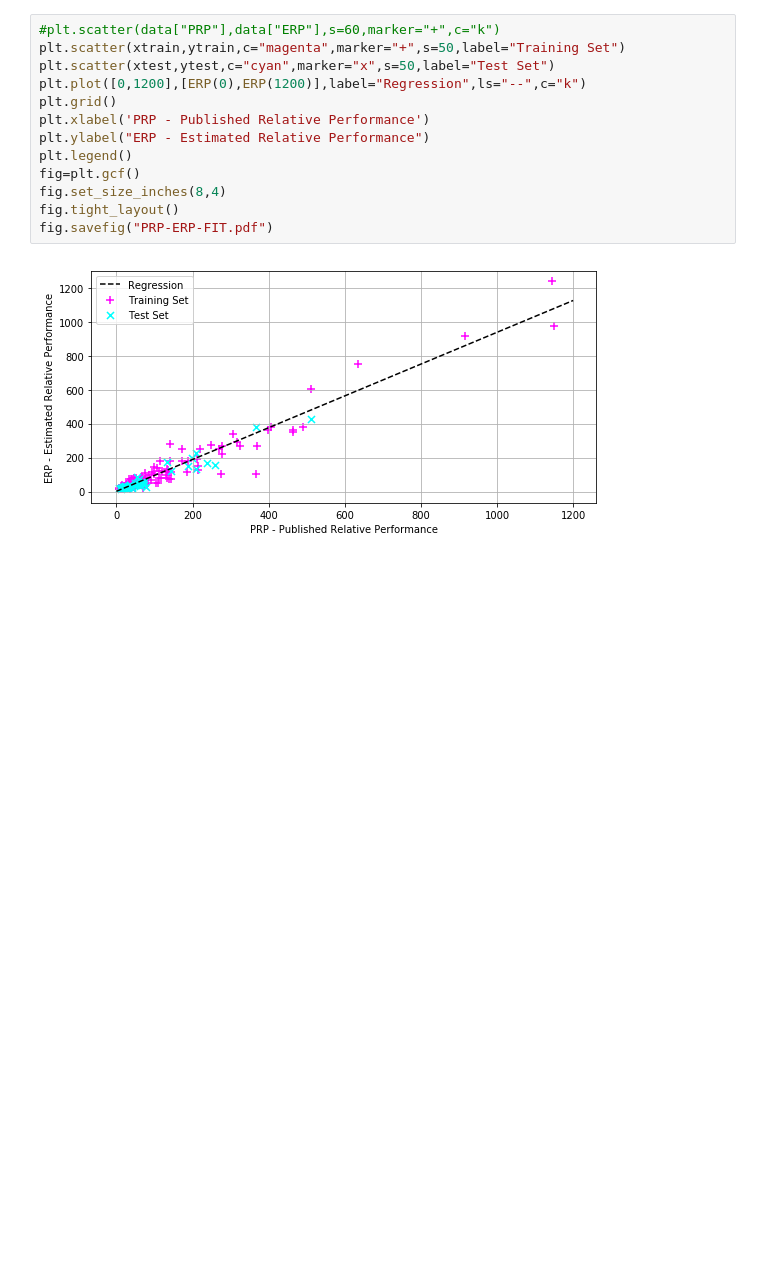
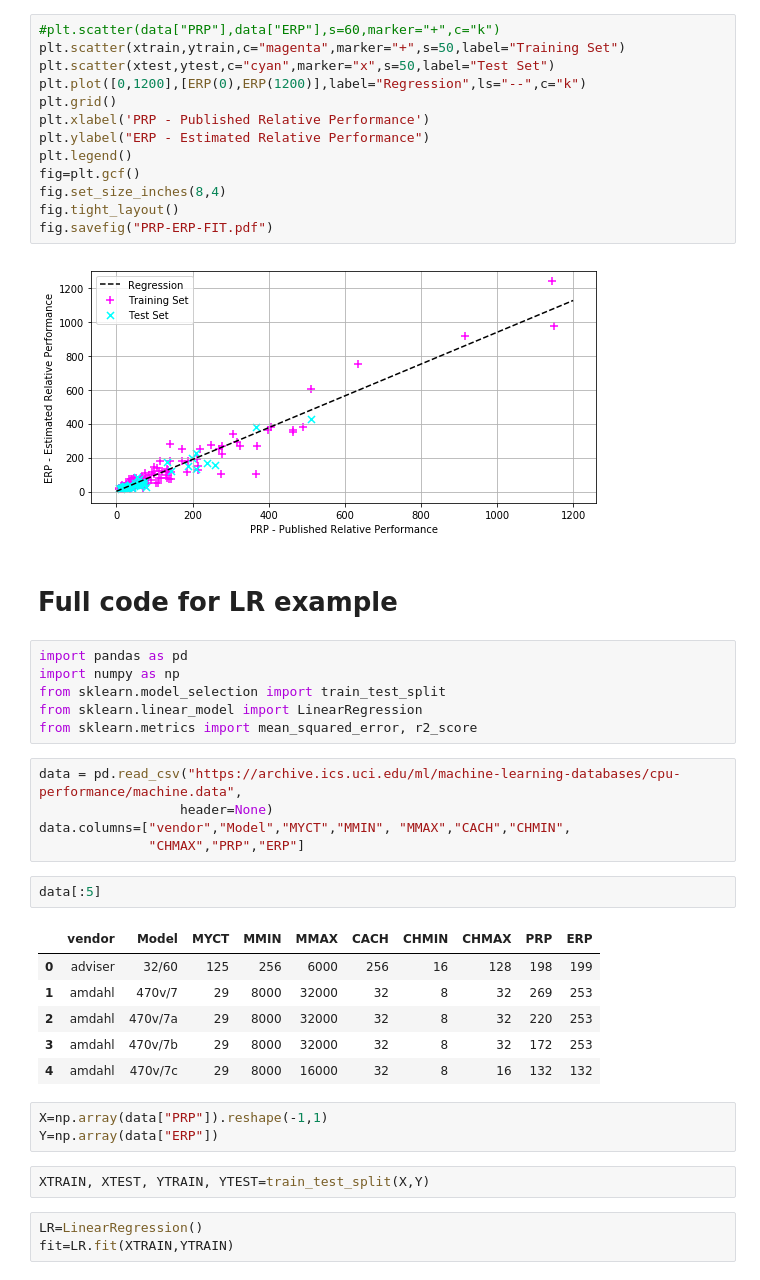
Before and after one commit to biomathman/machine-learning-in-python-book, a Jupyter notebook: notebooks/chapter-1-least-squares.ipynb, the cells around one changed output. Cells and saved outputs as stored; diff of their text form; blank space fills up the shorter version.

```diff
--- a/notebooks/chapter-1-least-squares.ipynb
+++ b/notebooks/chapter-1-least-squares.ipynb
@@ -339,3 +362,33 @@ fig.tight_layout()
 fig.savefig("PRP-ERP-FIT.pdf")
 # %% [output]
 [figure]
+# %% [markdown]
+# Full code for LR example
+# %%
+import pandas as pd
+import numpy as np
+from sklearn.model_selection import train_test_split
+from sklearn.linear_model import LinearRegression
+from sklearn.metrics import mean_squared_error, r2_score
+# %%
+data = pd.read_csv("https://archive.ics.uci.edu/ml/machine-learning-databases/cpu-performance/machine.data",
+                  header=None)
+data.columns=["vendor","Model","MYCT","MMIN", "MMAX","CACH","CHMIN",
+              "CHMAX","PRP","ERP"]
+# %%
+data[:5]
+# %% [output]
+|  | vendor | Model | MYCT | MMIN | MMAX | CACH | CHMIN | CHMAX | PRP | ERP |
+| 0 | adviser | 32/60 | 125 | 256 | 6000 | 256 | 16 | 128 | 198 | 199 |
+| 1 | amdahl | 470v/7 | 29 | 8000 | 32000 | 32 | 8 | 32 | 269 | 253 |
+| 2 | amdahl | 470v/7a | 29 | 8000 | 32000 | 32 | 8 | 32 | 220 | 253 |
+| 3 | amdahl | 470v/7b | 29 | 8000 | 32000 | 32 | 8 | 32 | 172 | 253 |
+| 4 | amdahl | 470v/7c | 29 | 8000 | 16000 | 32 | 8 | 16 | 132 | 132 |
+# %%
+X=np.array(data["PRP"]).reshape(-1,1)
+Y=np.array(data["ERP"])
+# %%
+XTRAIN, XTEST, YTRAIN, YTEST=train_test_split(X,Y)
+# %%
+LR=LinearRegression()
+fit=LR.fit(XTRAIN,YTRAIN)
```
Also changed, not shown: parts of 11 cells of this notebook, 2 other files.
